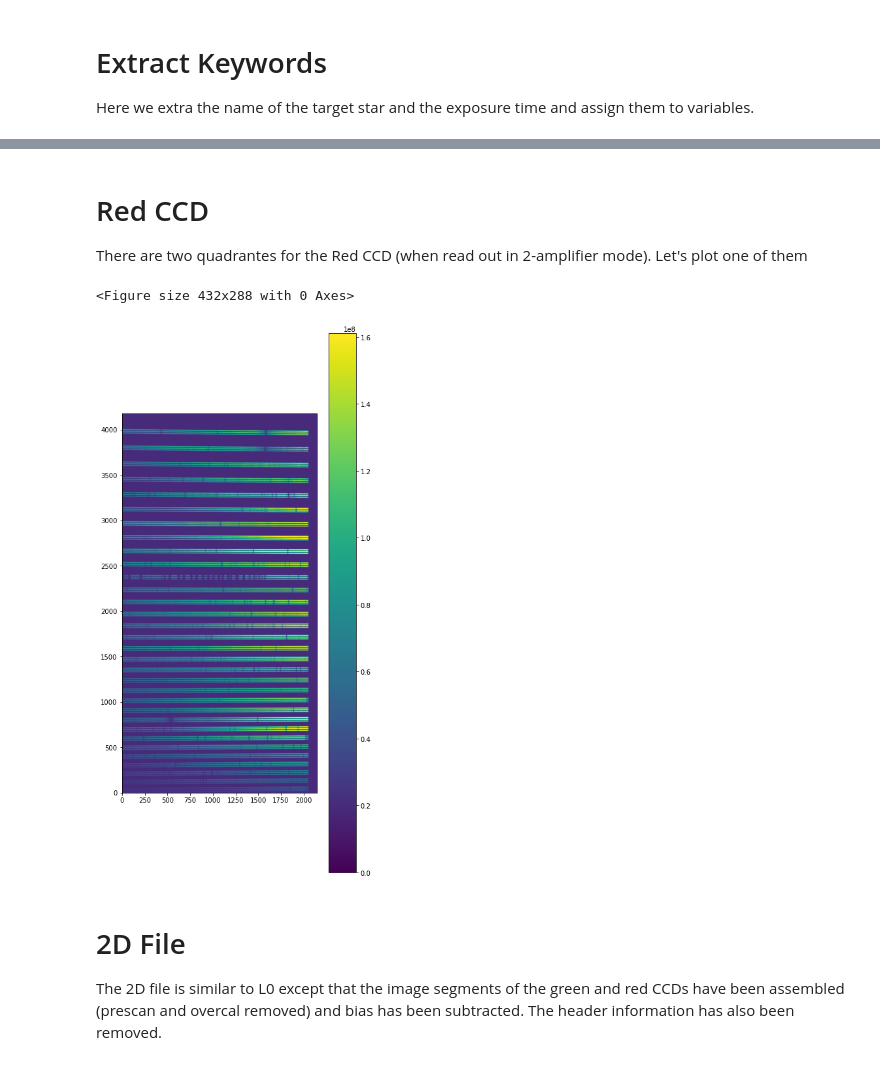
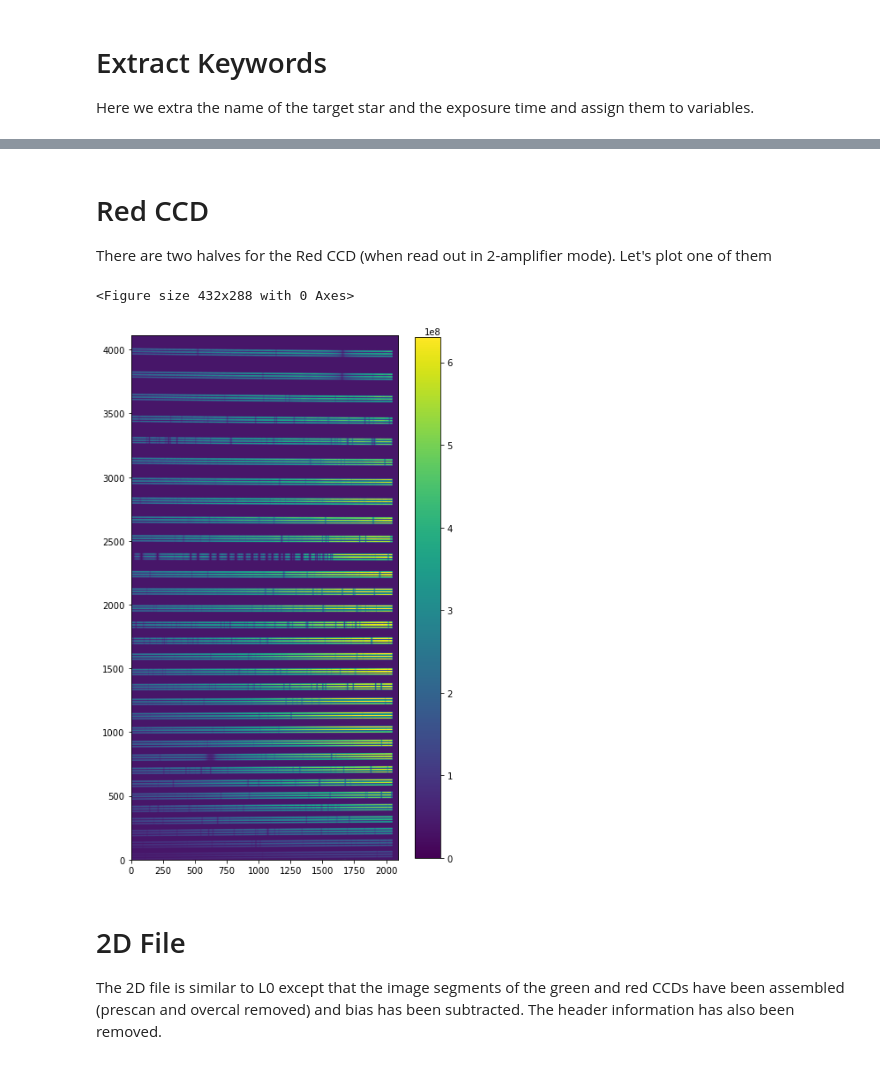
Before and after one commit to Keck-DataReductionPipelines/KPF-Pipeline, a Jupyter notebook: docs/source/tutorials/KPF_Data_Tutorial_L0_and_2D.ipynb, the cells around one changed output, grey strips where cells are left out. Drawn from its saved outputs; the diff is of its cells as text; code cells hidden in the pictures.

```diff
--- a/docs/source/tutorials/KPF_Data_Tutorial_L0_and_2D.ipynb
+++ b/docs/source/tutorials/KPF_Data_Tutorial_L0_and_2D.ipynb
@@ -12,7 +12,9 @@ from astropy.table import Table
 One needs to have the L0 file KP.20221112.26598.92.fits and the 2D file KP.20221112.26598.92_2D.fits in the data/ directory of the folder from which this notebook is running.  These files can be downloaded from Jump or shrek.caltech.edu.  Note that as of 11/23/2022, the 2D file will have the name KP.20221112.26598.92.fits and will need to be renamed KP.20221112.26598.92_2D.fits for the code below to work.  One can also modify the code below to work with other files or paths.
 # %%
 L0_data_dir = 'data/'
-ObsID = 'KP.20221112.26598.92' # Commissioning Spectrum of 51 Pegasi
+#ObsID = 'KP.20230615.53679.85' # Spectrum of HD 219134
+ObsID = 'KP.20230611.30570.89' # Spectrum of HD 157214
+#ObsID = 'KP.20221112.26598.92' # Commissioning Spectrum of 51 Pegasi
 L0_file = L0_data_dir + ObsID + '.fits'
 D2_file = L0_data_dir + ObsID + '_2D.fits' # 2D file (which needs to be renamed with '_2D' appended)
 # %% [markdown]
@@ -89,16 +93,16 @@ plt.show()
 # %% [markdown]
 # Red CCD
-There are two quadrantes for the Red CCD (when read out in 2-amplifier mode).  Let's plot one of them
+There are two halves for the Red CCD (when read out in 2-amplifier mode).  Let's plot one of them
 # %%
 plt.figure(tight_layout=True)
 plt.figure(figsize=(6, 12), tight_layout=True)
 plt.imshow(L0['RED_AMP1'].data, cmap='viridis', origin='lower', vmin=0, vmax=np.percentile(L0['RED_AMP1'].data,99))
-plt.colorbar()
+plt.colorbar(shrink=0.7)
 plt.grid(False)
 plt.show()
 # %% [output]
 <Figure size 432x288 with 0 Axes>
-[figure, old version]
+[figure, new version]
 # %% [markdown]
 # 2D File
 The 2D file is similar to L0 except that the image segments of the green and red CCDs have been assembled (prescan and overcal removed) and bias has been subtracted.  The header information has also been removed.
```
Also changed, not shown: parts of 28 cells of this notebook.
